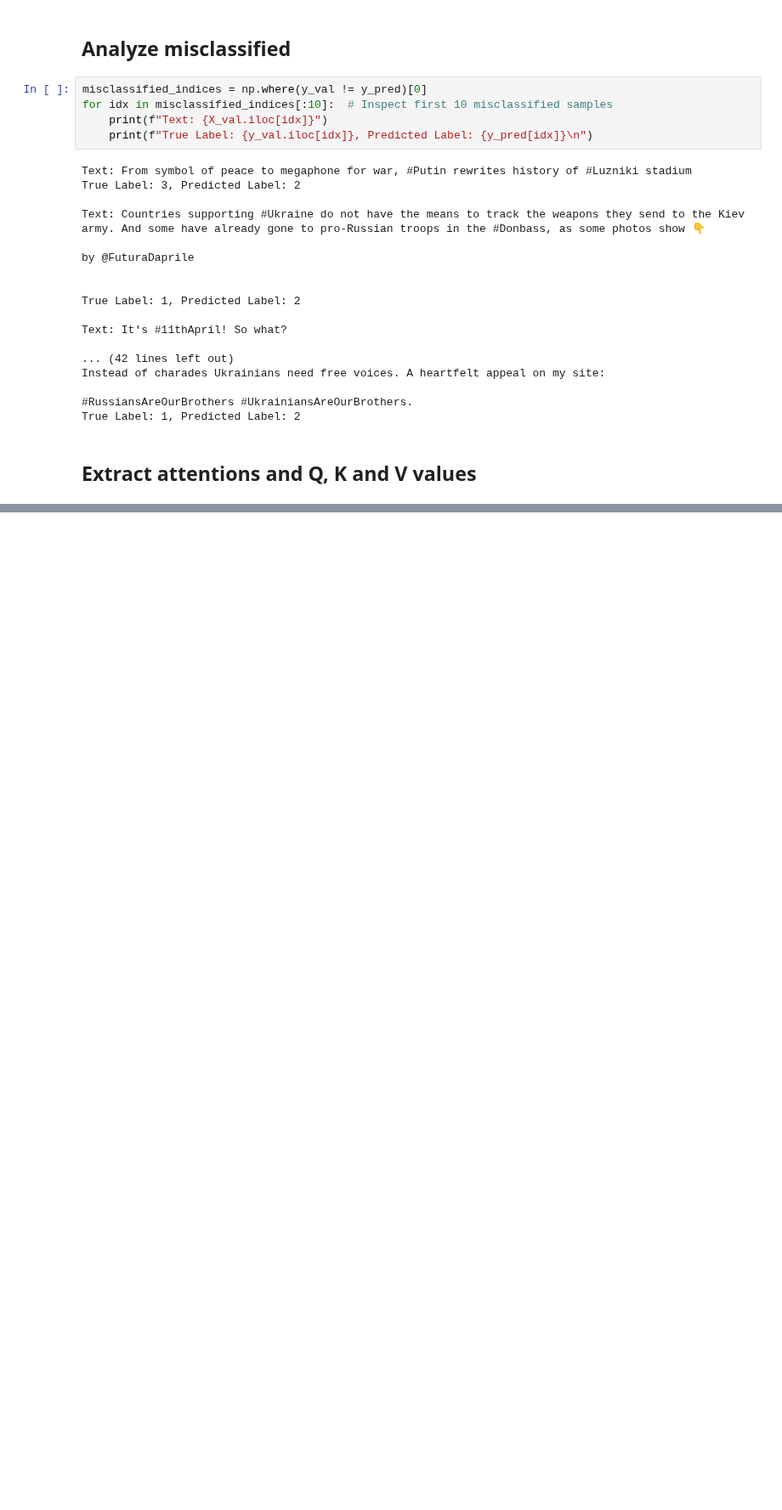
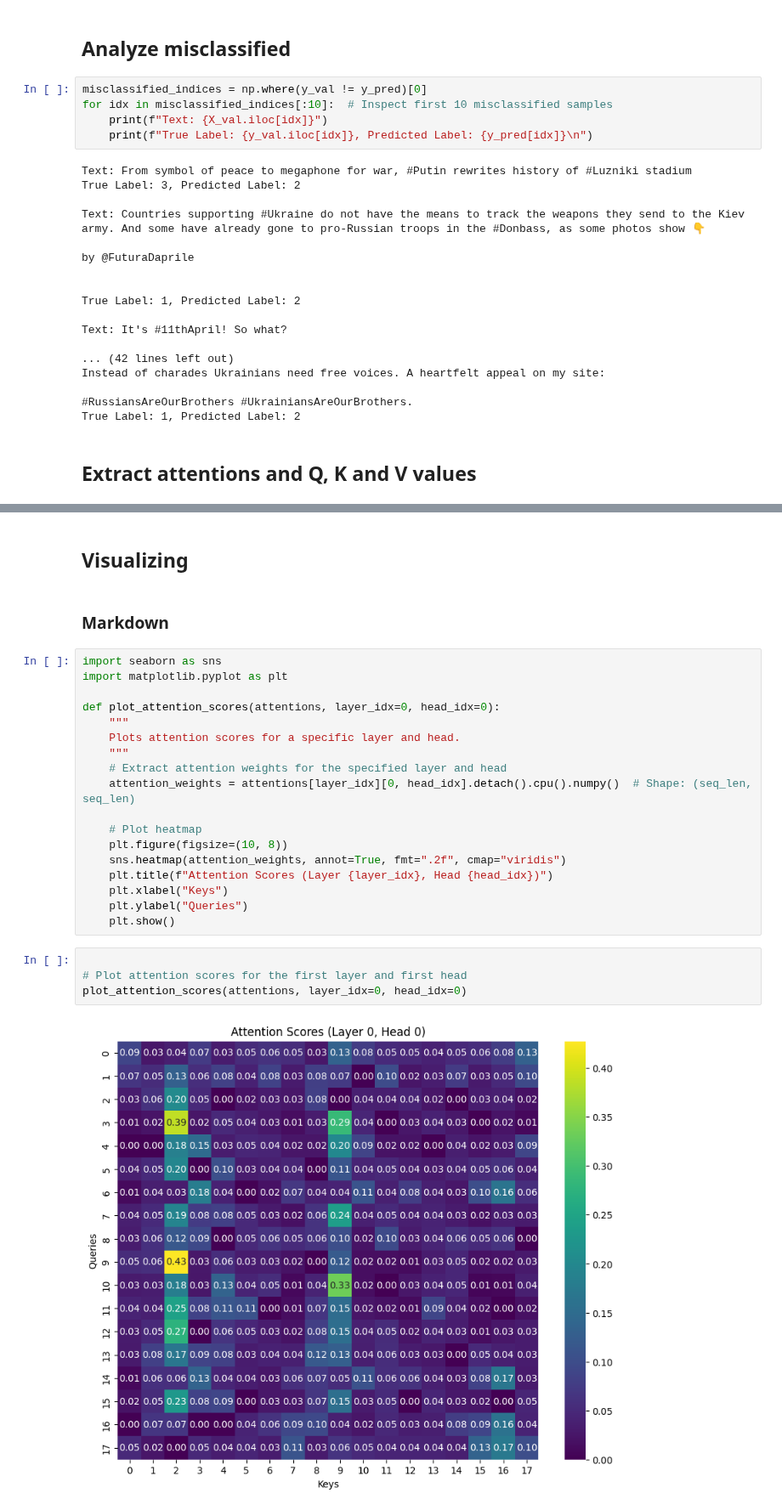
Before and after one commit to Susena-V/NLP_Misinformation, a Jupyter notebook: Bert_finetuning.ipynb, the cells around one changed output, grey strips where cells are left out. Shown at 85% size. Drawn from its saved outputs; the diff is of its cells as text; blank space fills up the shorter version.

```diff
--- a/Bert_finetuning.ipynb
+++ b/Bert_finetuning.ipynb
@@ -1045,0 +1080,28 @@ print(attentions)
+# %% [markdown]
+## Visualizing
+# %% [markdown]
+### Markdown
+# %%
+import seaborn as sns
+import matplotlib.pyplot as plt
+
+def plot_attention_scores(attentions, layer_idx=0, head_idx=0):
+    """
+    Plots attention scores for a specific layer and head.
+    """
+    # Extract attention weights for the specified layer and head
+    attention_weights = attentions[layer_idx][0, head_idx].detach().cpu().numpy()  # Shape: (seq_len, seq_len)
+
+    # Plot heatmap
+    plt.figure(figsize=(10, 8))
+    sns.heatmap(attention_weights, annot=True, fmt=".2f", cmap="viridis")
+    plt.title(f"Attention Scores (Layer {layer_idx}, Head {head_idx})")
+    plt.xlabel("Keys")
+    plt.ylabel("Queries")
+    plt.show()
+# %%
+
+# Plot attention scores for the first layer and first head
+plot_attention_scores(attentions, layer_idx=0, head_idx=0)
+# %% [output]
+[figure, added]
```
Also changed, not shown: parts of 11 cells of this notebook.
